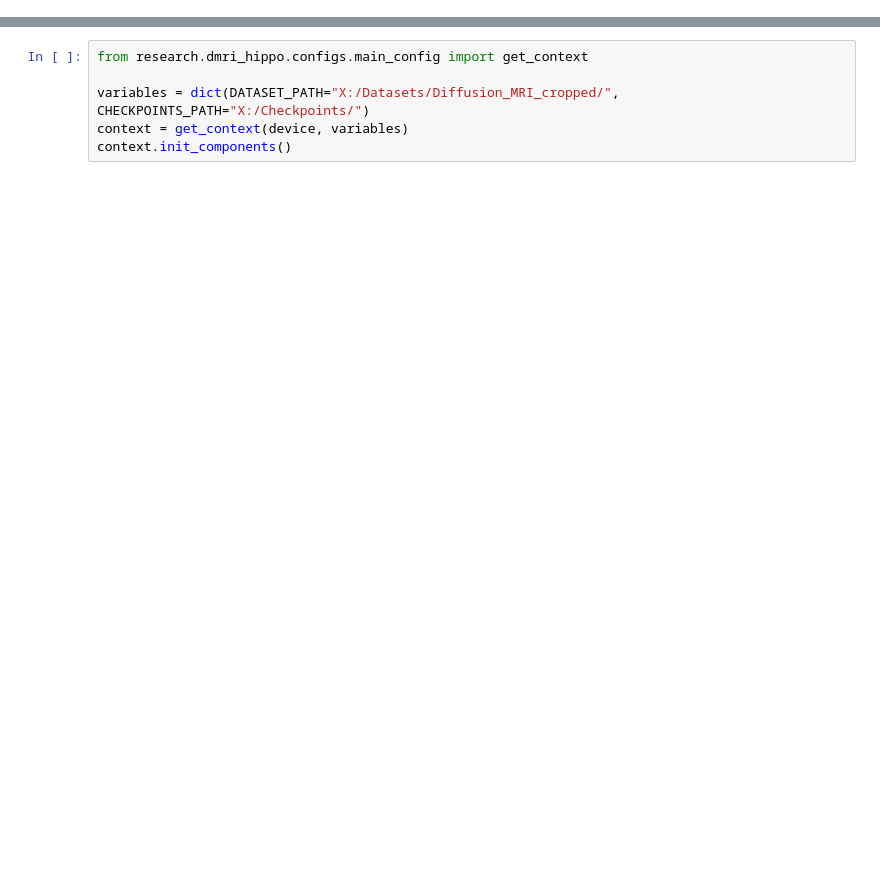
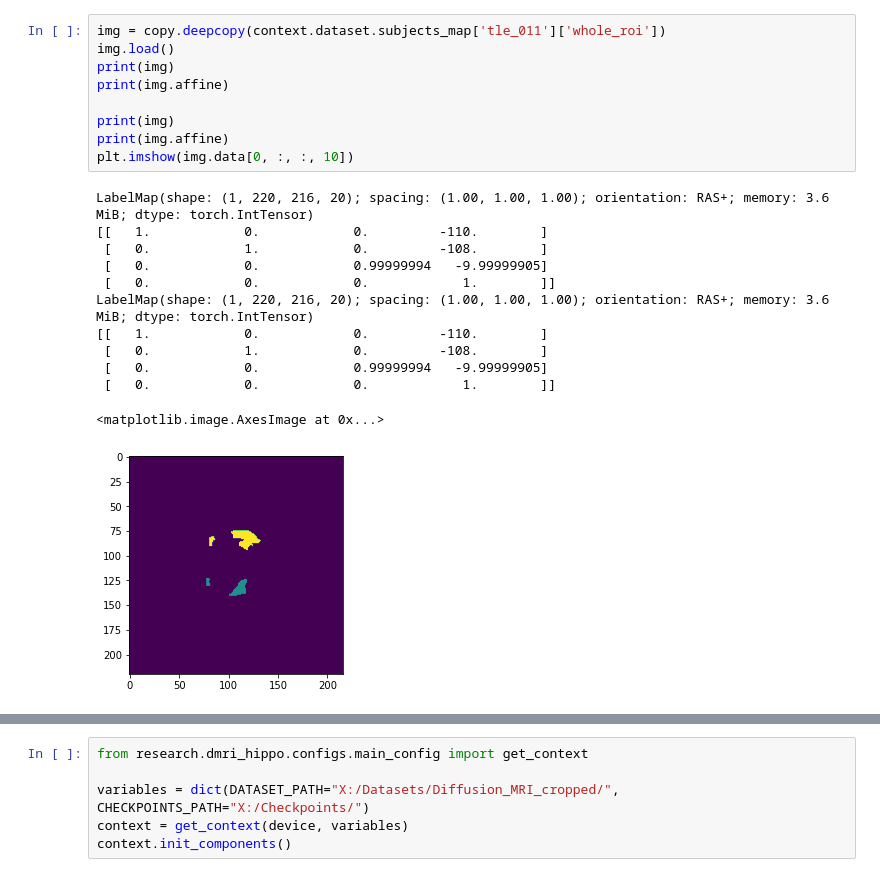
Before and after one commit to efirdc/Segmentation-Pipeline, a Jupyter notebook: notebooks/visualizations.ipynb, the cells around one changed output, grey strips where cells are left out. Saved outputs shown, nothing was run; the diff lists cells and outputs as text; blank space fills up the shorter version.

```diff
--- a/notebooks/visualizations.ipynb
+++ b/notebooks/visualizations.ipynb
@@ -27,0 +69,22 @@ CUDA is available. Using GPU.
+# %%
+img = copy.deepcopy(context.dataset.subjects_map['tle_011']['whole_roi'])
+img.load()
+print(img)
+print(img.affine)
+
+print(img)
+print(img.affine)
+plt.imshow(img.data[0, :, :, 10])
+# %% [output]
+LabelMap(shape: (1, 220, 216, 20); spacing: (1.00, 1.00, 1.00); orientation: RAS+; memory: 3.6 MiB; dtype: torch.IntTensor)
+[[   1.            0.            0.         -110.        ]
+ [   0.            1.            0.         -108.        ]
+ [   0.            0.            0.99999994   -9.99999905]
+ [   0.            0.            0.            1.        ]]
+LabelMap(shape: (1, 220, 216, 20); spacing: (1.00, 1.00, 1.00); orientation: RAS+; memory: 3.6 MiB; dtype: torch.IntTensor)
+[[   1.            0.            0.         -110.        ]
+ [   0.            1.            0.         -108.        ]
+ [   0.            0.            0.99999994   -9.99999905]
+ [   0.            0.            0.            1.        ]]
+<matplotlib.image.AxesImage at 0x...>
+[figure, added]
```
Also changed, not shown: parts of 11 cells of this notebook, 27 other files.
